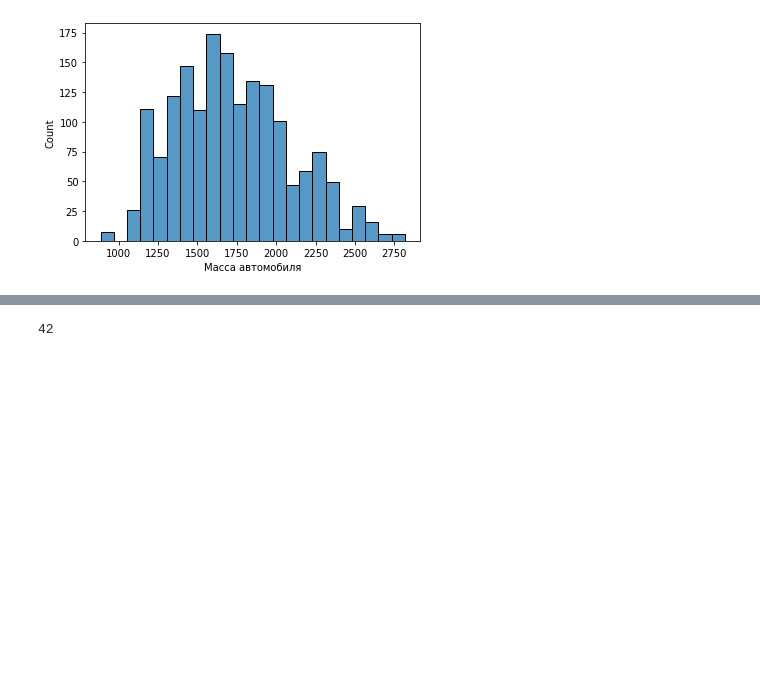
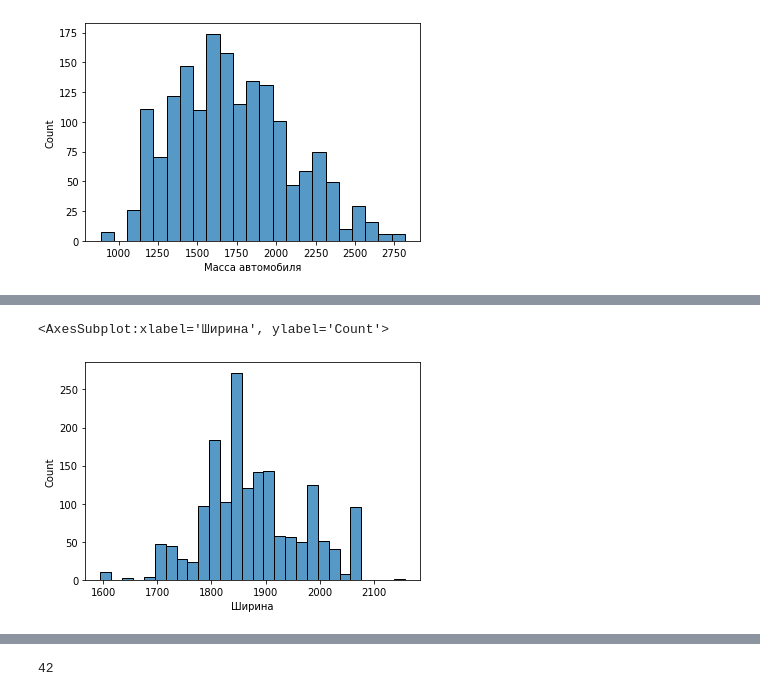
Before and after one commit to alexanderlakiza/misc, a Jupyter notebook: realweb_enroll.ipynb, the cells around one changed output, grey strips where cells are left out. Saved outputs shown, nothing was run; the diff lists cells and outputs as text; code cells hidden in the pictures; blank space fills up the shorter version.

```diff
--- a/realweb_enroll.ipynb
+++ b/realweb_enroll.ipynb
@@ -235,0 +277,5 @@ sns.histplot(df, x='Масса автомобиля')
+# %%
+sns.histplot(df, x='Ширина')
+# %% [output]
+<AxesSubplot:xlabel='Ширина', ylabel='Count'>
+[figure, added]
```
Also changed, not shown: parts of 154 cells of this notebook.
